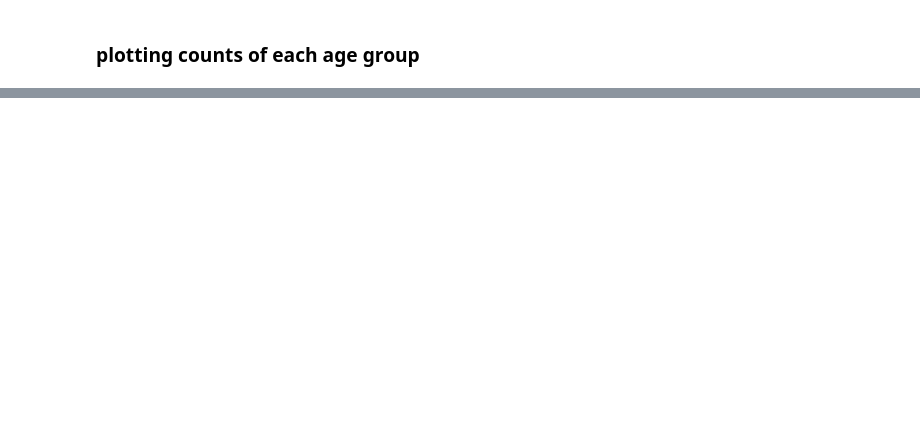
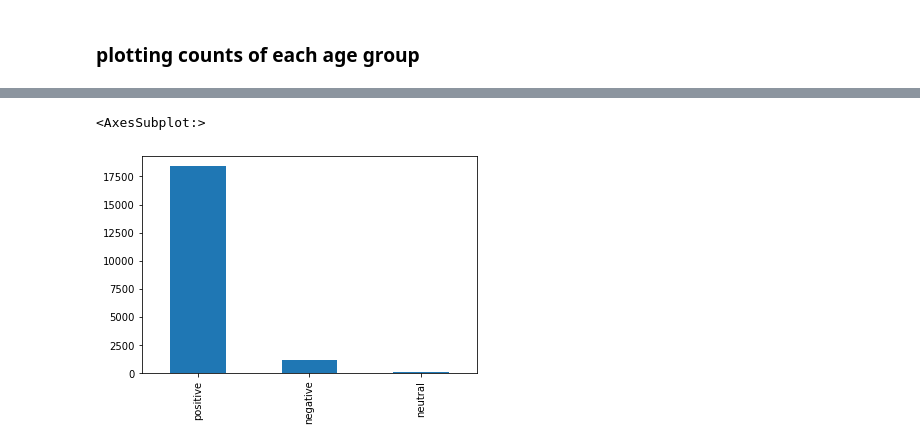
Before and after one commit to lalit-kumr/text_mining_nlp, a Jupyter notebook: nlp_women_clothing_ecommerce10-sep-21-7-00-pm.ipynb, the cells around one changed output, grey strips where cells are left out. Cells and saved outputs as stored; diff of their text form; code cells hidden in the pictures; blank space fills up the shorter version.

```diff
--- a/nlp_women_clothing_ecommerce10-sep-21-7-00-pm.ipynb
+++ b/nlp_women_clothing_ecommerce10-sep-21-7-00-pm.ipynb
@@ -142,0 +151,14 @@ df
+# %%
+df['polarity'] = df.review_text.apply(lambda x: TextBlob(x).sentiment.polarity)
+
+
+def sentiment(x):
+    if x > 0:
+        return 'positive'
+    elif x <0:
+        return 'negative'
+    else:
+        return 'neutral'
+
+
+df['sentiment'] = df.polarity.apply(lambda x: sentiment(x))
@@ -142,0 +172,5 @@ df
+# %%
+df.sentiment.value_counts().plot(kind='bar')
+# %% [output]
+<AxesSubplot:>
+[figure, added]
```
Also changed, not shown: parts of 54 cells of this notebook.
